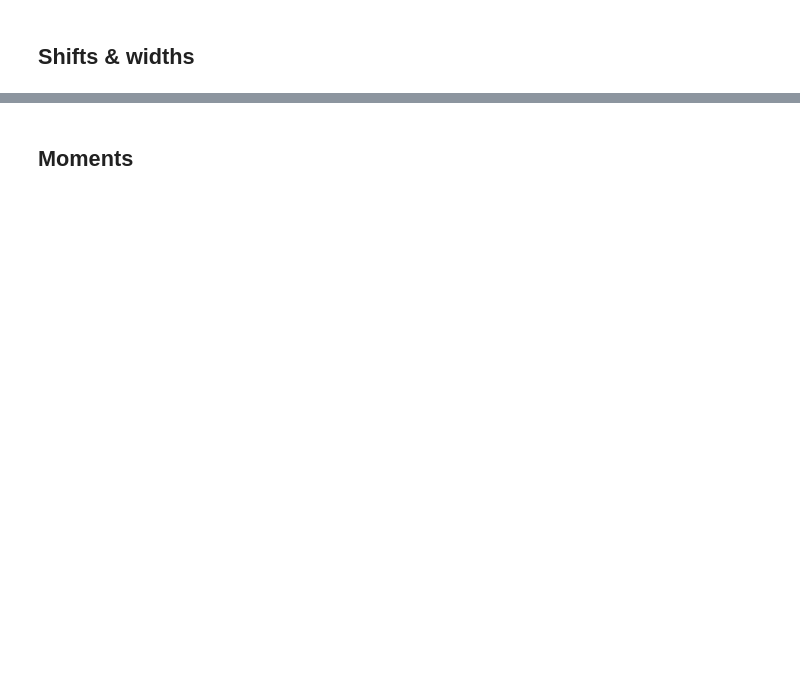
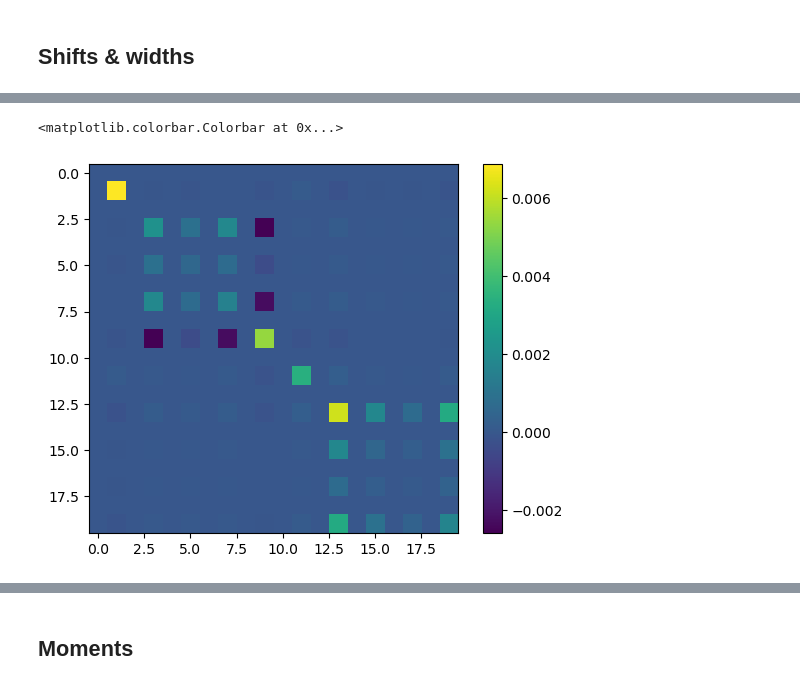
Before and after one commit to LSSTDESC/rail_prior, a Jupyter notebook: examples/cosmodc_tutorial.ipynb, the cells around one changed output, grey strips where cells are left out. Saved outputs shown, nothing was run; the diff lists cells and outputs as text; code cells hidden in the pictures; blank space fills up the shorter version.

```diff
--- a/examples/cosmodc_tutorial.ipynb
+++ b/examples/cosmodc_tutorial.ipynb
@@ -341,0 +248,2 @@ for tracer in ss_qp.tracers:
+# %%
+SnWs_priors = rail_prior.PriorSacc(ss_qp, model="ShiftsWidths")
@@ -341,0 +273,9 @@ for tracer in ss_qp.tracers:
+# %%
+cov = np.cov(SnWs_priors.params)
+err = np.sqrt(np.diag(cov))
+corr = cov/np.outer(err, err)
+plt.imshow(cov)
+plt.colorbar()
+# %% [output]
+<matplotlib.colorbar.Colorbar at 0x...>
+[figure, added]
```
Also changed, not shown: parts of 20 cells of this notebook, 7 other files.
